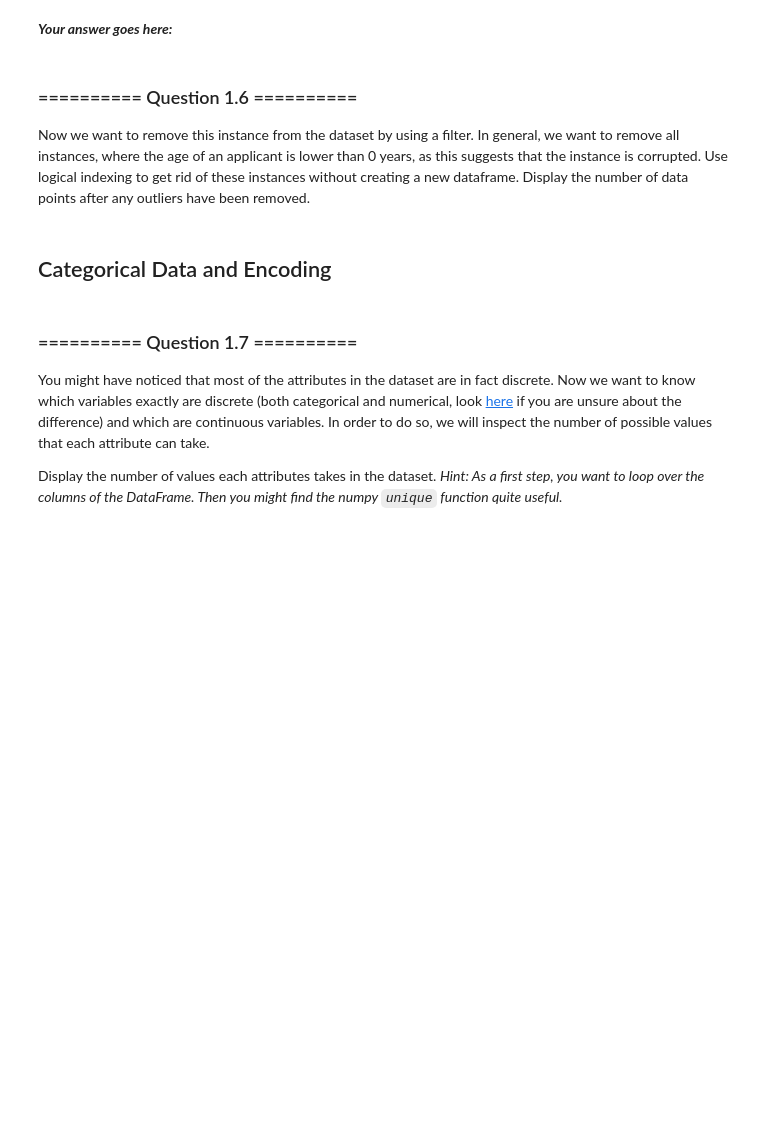
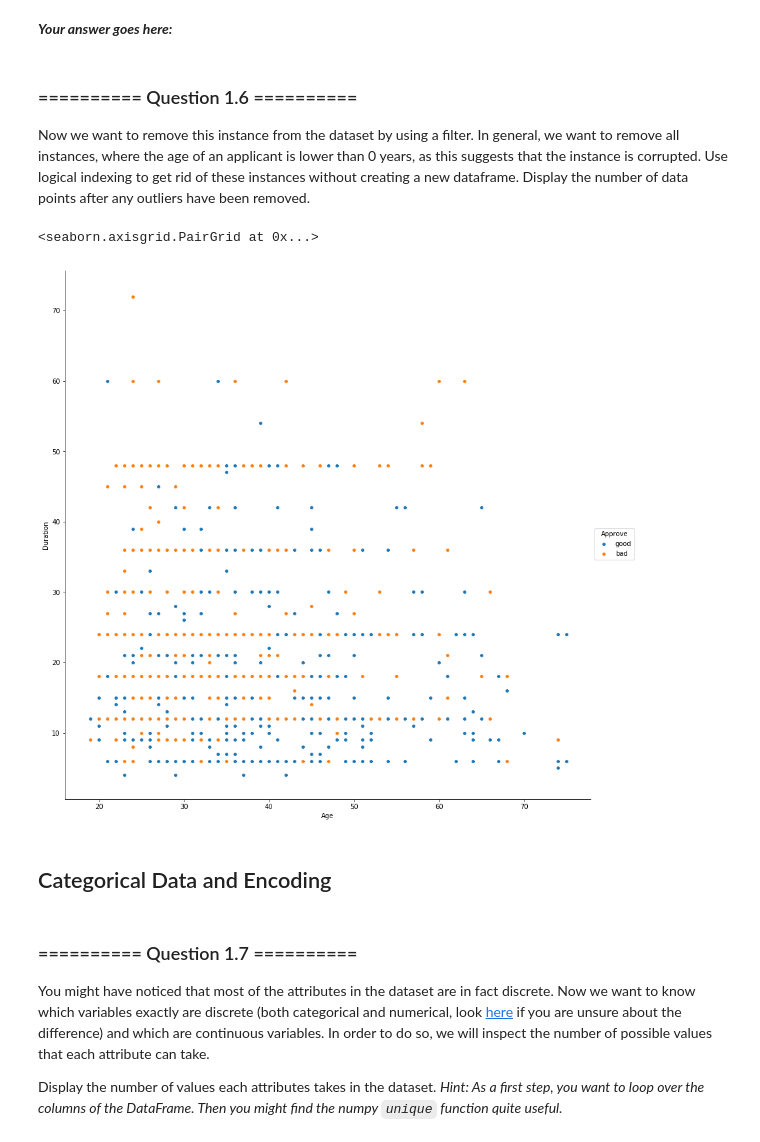
Before and after one commit to stuphys1729/IAML, a Jupyter notebook: Labs/02 - Decision Trees and Linear Regression.ipynb, the cells around one changed output. Saved outputs shown, nothing was run; the diff lists cells and outputs as text; code cells hidden in the pictures; blank space fills up the shorter version.

```diff
--- a/Labs/02 - Decision Trees and Linear Regression.ipynb
+++ b/Labs/02 - Decision Trees and Linear Regression.ipynb
@@ -76,3 +116,10 @@ Now we want to remove this instance from the dataset by using a filter. In gener
+# %%
+# Your Code goes here:
+credit = credit.query('Age > 0')
+sns.pairplot(credit, hue='Approve', x_vars='Age', y_vars='Duration', size=12)
+# %% [output]
+<seaborn.axisgrid.PairGrid at 0x...>
+[figure, added]
 # %% [markdown]
 ## Categorical Data and Encoding
 # %% [markdown]
```
Also changed, not shown: parts of 19 cells of this notebook.
